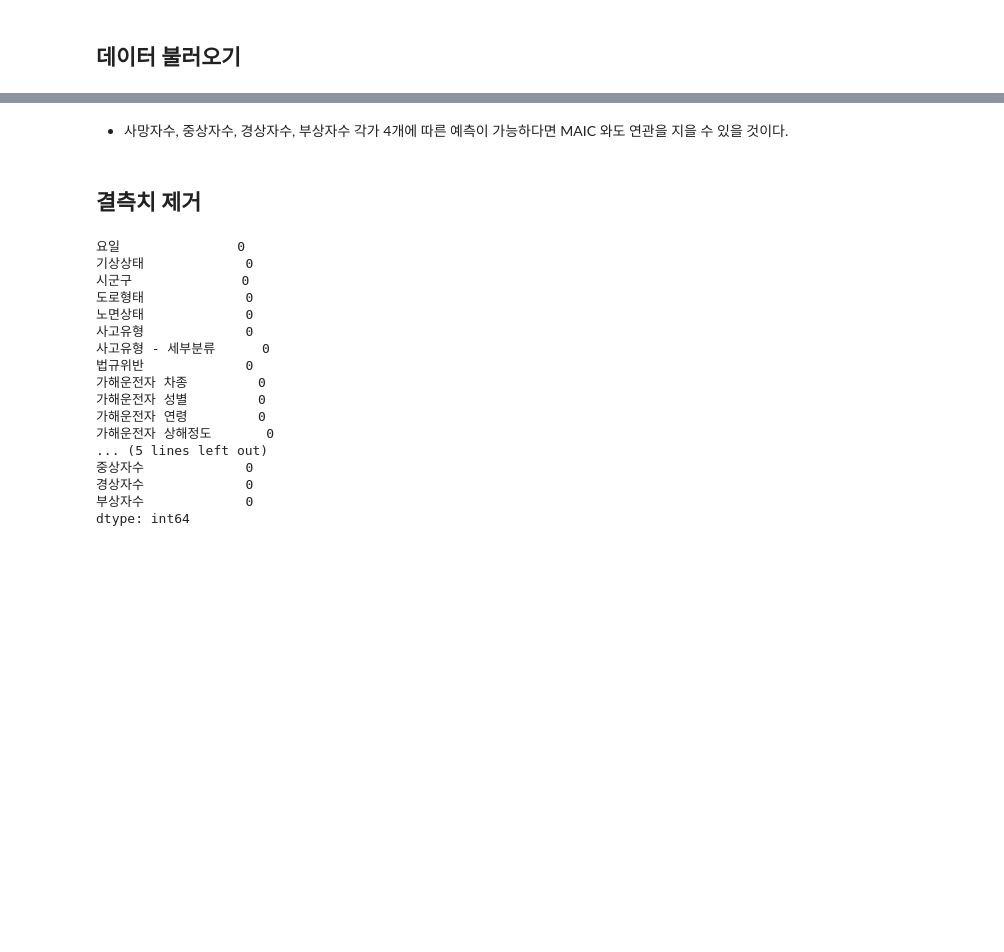
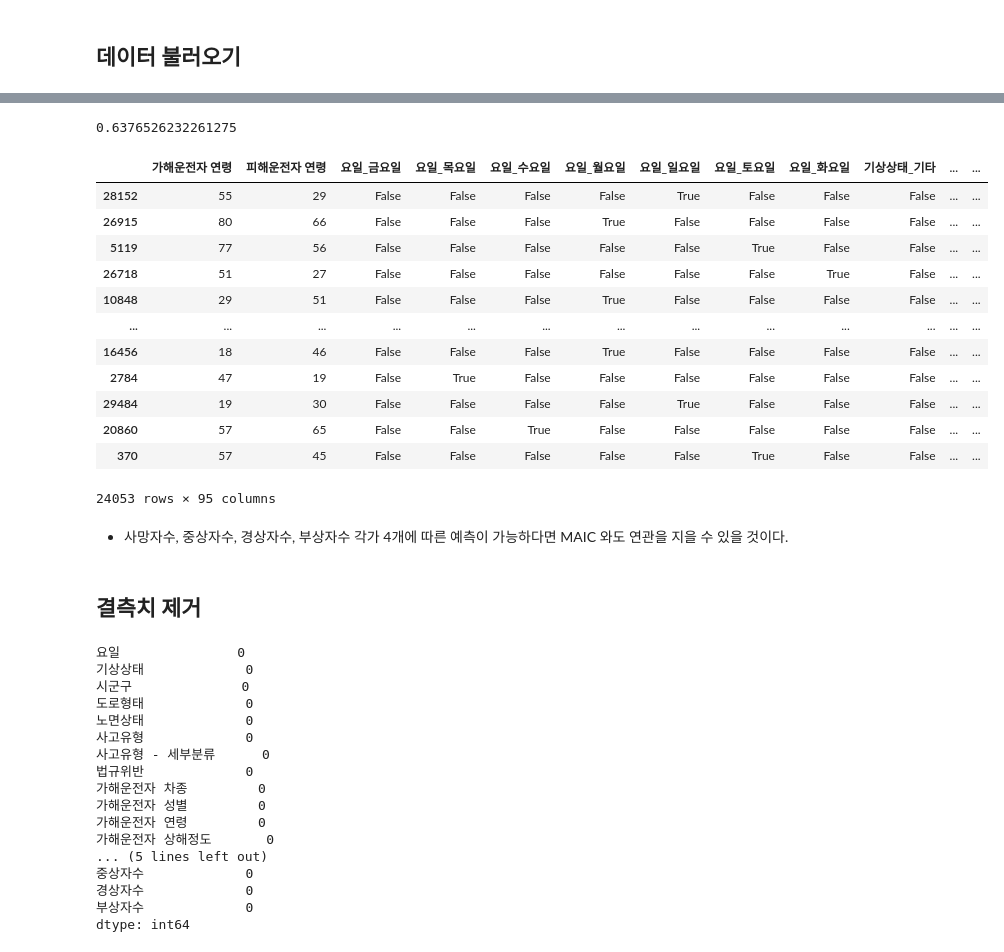
Before and after one commit to nonsignal007/Daegu_carAccident, a Jupyter notebook: dacon.ipynb, the cells around one changed output, grey strips where cells are left out. Cells and saved outputs as stored; diff of their text form; code cells hidden in the pictures; blank space fills up the shorter version.

Commit message:
readyToTrain

```diff
--- a/dacon.ipynb
+++ b/dacon.ipynb
@@ -59,0 +212,13 @@ X_train_drop.head()
+# %%
+# make pipepline
+
+numeric_pipe = make_pipeline(  SimpleImputer(strategy='median'), MinMaxScaler())
+categorical_pipe = make_pipeline( SimpleImputer(strategy='most_frequent'), OneHotEncoder())
+
+preprocessing_pipe = make_column_transformer( (numeric_pipe, num_columns),
+                                             (categorical_pipe, cat_columns))
+
+
+
+pipe_model = make_pipeline( preprocessing_pipe, XGBRegressor(n_esimators=1000, learning_rate=0.05, random_state=42, n_jobs=-1, verbose=1, tree_method='gpu_hist', gpu_id=0))
+pipe_model
@@ -59,0 +249,10 @@ X_train_drop.head()
+# %%
+pipe_model.fit(X_train, y_train)
+# %%
+from sklearn.model_selection import GridSearchCV
+hyper_params = {'decisiontreeregressor__max_depth' : range(5,11),
+                'decisiontreeregressor__min_samples_split' : range(5,11),
+                'decisiontreeregressor__min_samples_leaf' : range(5,11)}
+
+grid_model = GridSearchCV(pipe_model, param_grid=hyper_params , cv = 5, verbose = 1) # Pipe Model의 Prcess를 따라가며 학습
+grid_model.fit(X_train, y_train)
@@ -59,0 +261,5 @@ X_train_drop.head()
+# %%
+import xgboost
+
+xgb = xgboost.XGBRegressor(n_estimators=1000, learning_rate = 0.1, max_depth = 5)
+xgb.fit(train_dummies, y_train)
@@ -60,3 +278,23 @@ X_train_drop.head()
+# %%
+xgb.score(train_dummies, y_train)
+# %% [output]
+0.6376526232261275
+# %%
+train_dummies
+# %% [output]
+|  | 가해운전자 연령 | 피해운전자 연령 | 요일_금요일 | 요일_목요일 | 요일_수요일 | 요일_월요일 | 요일_일요일 | 요일_토요일 | 요일_화요일 | 기상상태_기타 | ... | ... |
+| 28152 | 55 | 29 | False | False | False | False | True | False | False | False | ... | ... |
+| 26915 | 80 | 66 | False | False | False | True | False | False | False | False | ... | ... |
+| 5119 | 77 | 56 | False | False | False | False | False | True | False | False | ... | ... |
+| 26718 | 51 | 27 | False | False | False | False | False | False | True | False | ... | ... |
+| 10848 | 29 | 51 | False | False | False | True | False | False | False | False | ... | ... |
+| ... | ... | ... | ... | ... | ... | ... | ... | ... | ... | ... | ... | ... |
+| 16456 | 18 | 46 | False | False | False | True | False | False | False | False | ... | ... |
+| 2784 | 47 | 19 | False | True | False | False | False | False | False | False | ... | ... |
+| 29484 | 19 | 30 | False | False | False | False | True | False | False | False | ... | ... |
+| 20860 | 57 | 65 | False | False | True | False | False | False | False | False | ... | ... |
+| 370 | 57 | 45 | False | False | False | False | False | True | False | False | ... | ... |
+24053 rows × 95 columns
 # %% [markdown]
 - 사망자수, 중상자수, 경상자수, 부상자수 각가 4개에 따른 예측이 가능하다면 MAIC 와도 연관을 지을 수 있을 것이다.
 # %% [markdown]
```
Also changed, not shown: parts of 15 cells of this notebook.
